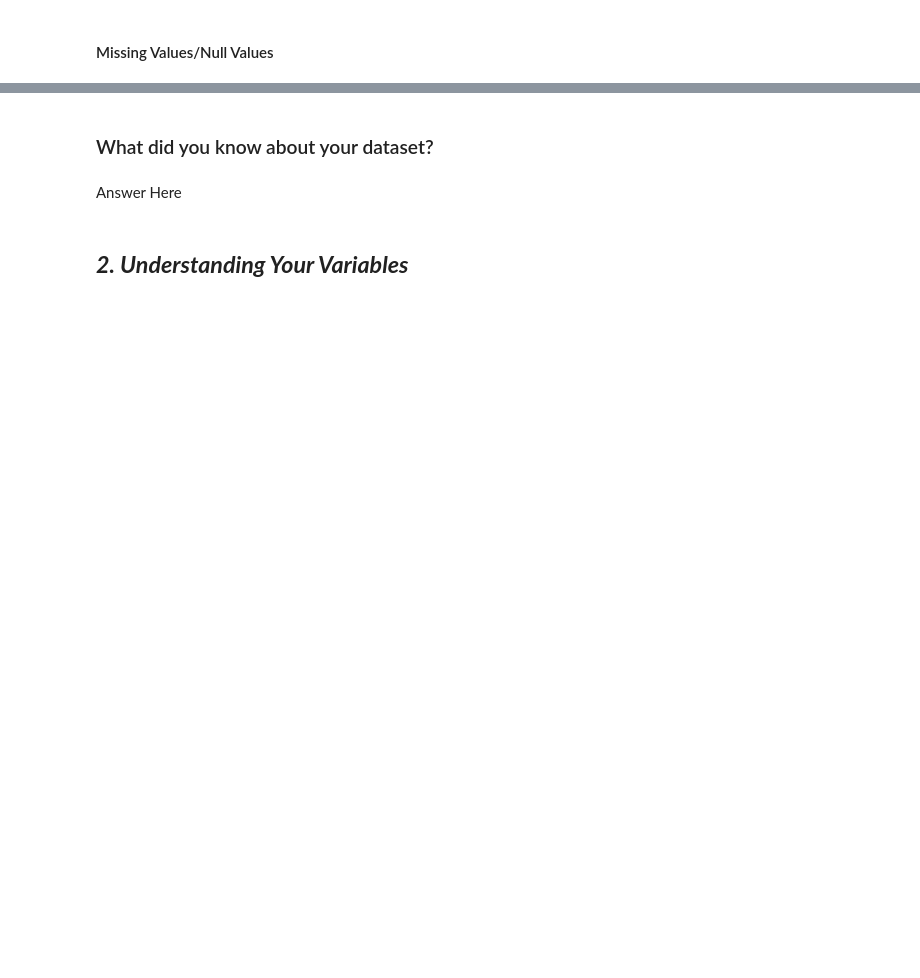
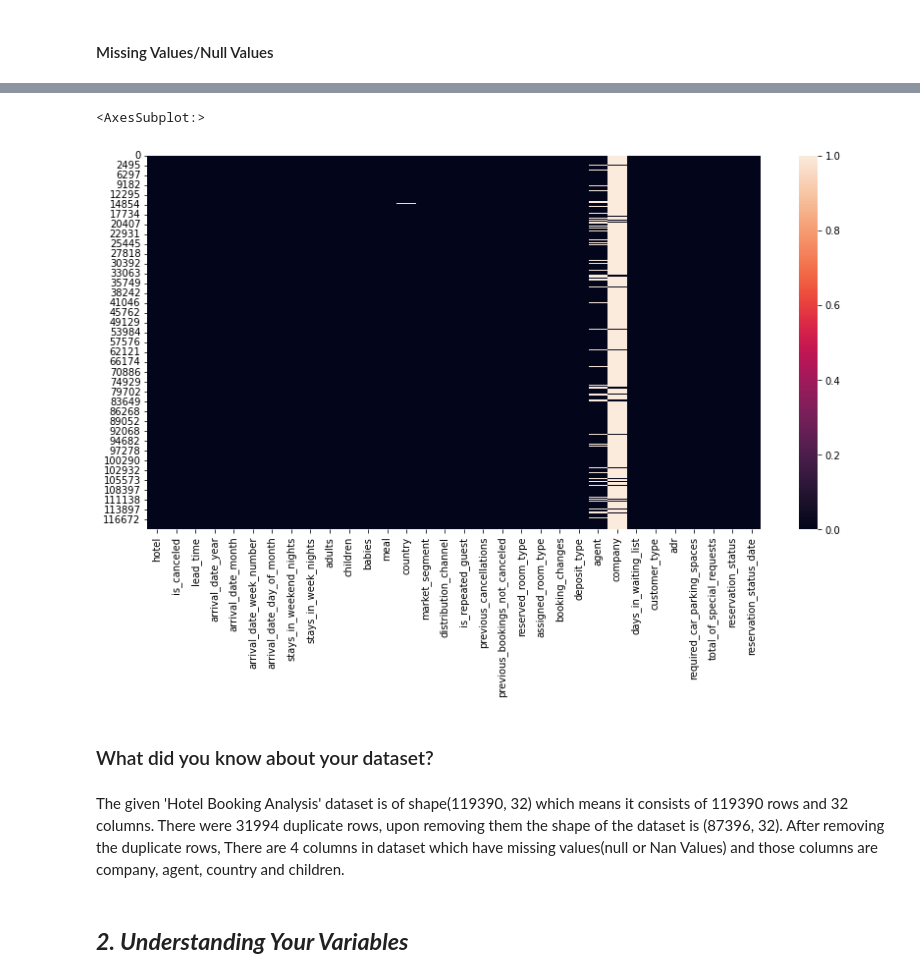
Before and after one commit to Yaswanthdonthuboyina04/EDA_Hotel_Booking_Analysis, a Jupyter notebook: Hotel_Booking_Analysis.ipynb, the cells around one changed output, grey strips where cells are left out. Saved outputs shown, nothing was run; the diff lists cells and outputs as text; code cells hidden in the pictures; blank space fills up the shorter version.

```diff
--- a/Hotel_Booking_Analysis.ipynb
+++ b/Hotel_Booking_Analysis.ipynb
@@ -91,0 +174,2 @@ M - Multivariate Analysis
+# %%
+df1=df1.drop_duplicates()
@@ -96,9 +208,14 @@ M - Multivariate Analysis
 # %%
 # Visualizing the missing values
+plt.rcParams['figure.figsize']=(14,7)
+sns.heatmap(df1.isnull())
+# %% [output]
+<AxesSubplot:>
+[figure, added]
 # %% [markdown]
 ### What did you know about your dataset?
-# %% [markdown]
-Answer Here
+# %% [markdown]
+The given 'Hotel Booking Analysis' dataset is of shape(119390, 32) which means it consists of 119390 rows and 32 columns. There were 31994 duplicate rows, upon removing them the shape of the dataset is (87396, 32). After removing the duplicate rows, There are 4 columns in dataset which have missing values(null or Nan Values) and those columns are company, agent, country and children.
 # %% [markdown]
 ## ***2. Understanding Your Variables***
 # %%
```
Also changed, not shown: parts of 29 cells of this notebook.
